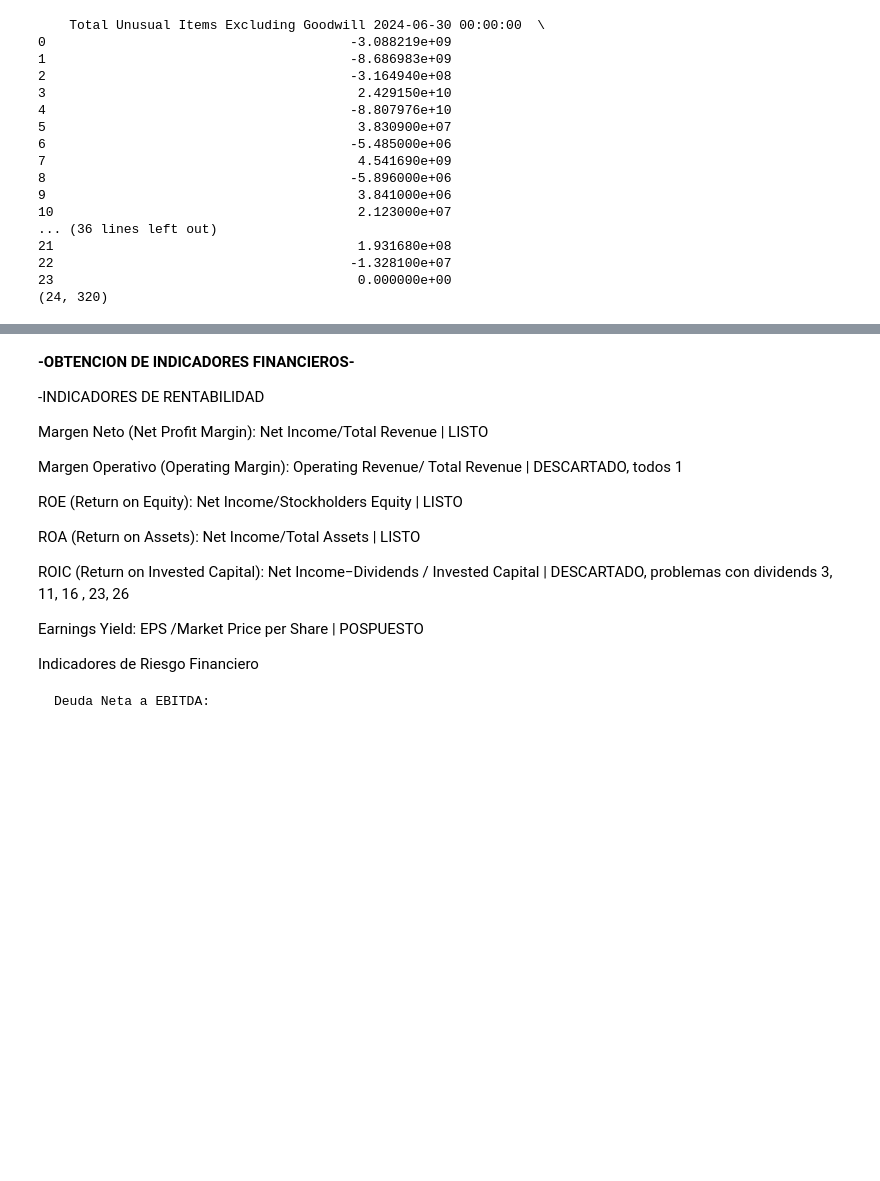
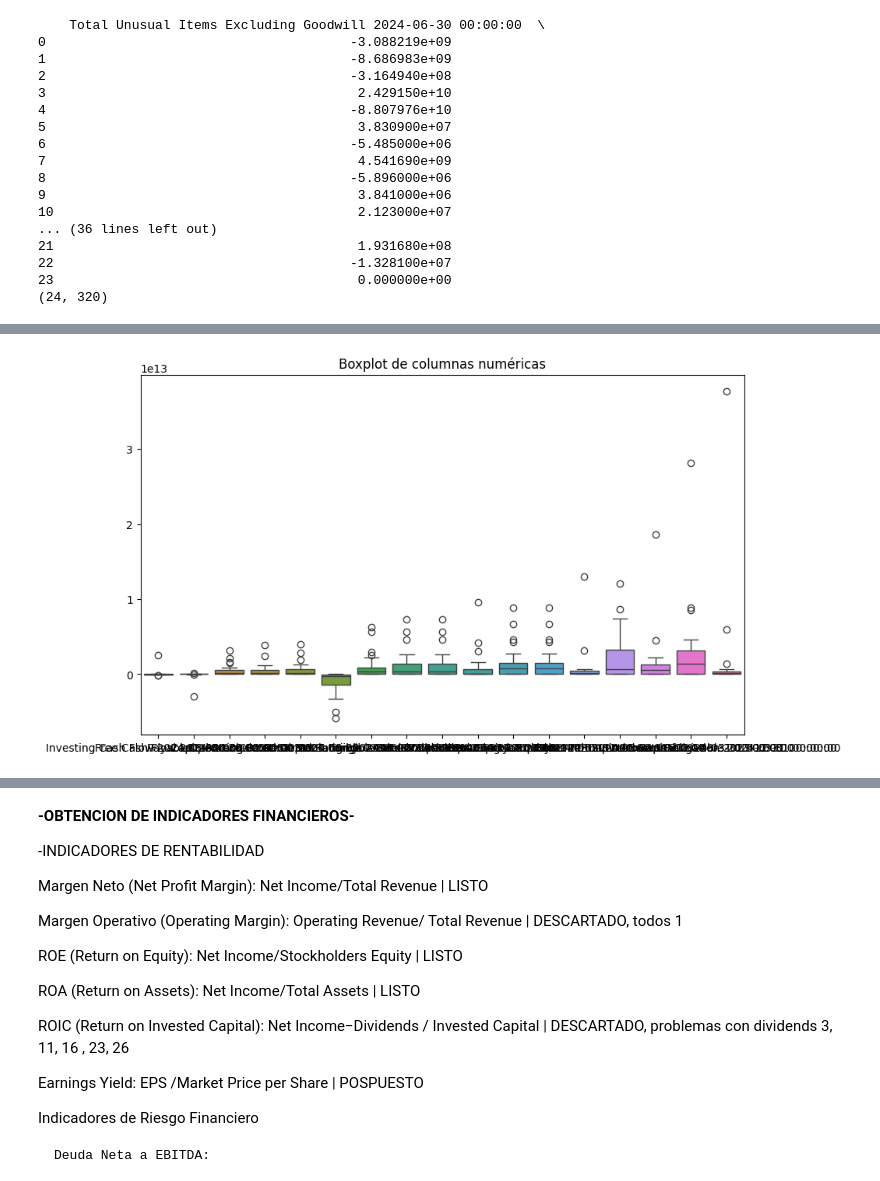
Before and after one commit to pabliacci/Finance-python, a Jupyter notebook: IPSA_data_analisis.ipynb, the cells around one changed output, grey strips where cells are left out. Cells and saved outputs as stored; diff of their text form; code cells hidden in the pictures; blank space fills up the shorter version.

```diff
--- a/IPSA_data_analisis.ipynb
+++ b/IPSA_data_analisis.ipynb
@@ -609,3 +691,13 @@ print(combined_df.shape)
+# %%
+# Eliminar las tres últimas columnas
+filtered_df = filtered_df.iloc[:, :-3]
+# Crear un boxplot para cada columna numérica
+plt.figure(figsize=(10, 6))
+sns.boxplot(data=filtered_df.select_dtypes(include=np.number))
+plt.title("Boxplot de columnas numéricas")
+plt.show()
+# %% [output]
+[figure, added]
 # %%
 from sklearn.cluster import KMeans
 from sklearn.preprocessing import StandardScaler
```
Also changed, not shown: parts of 17 cells of this notebook.
